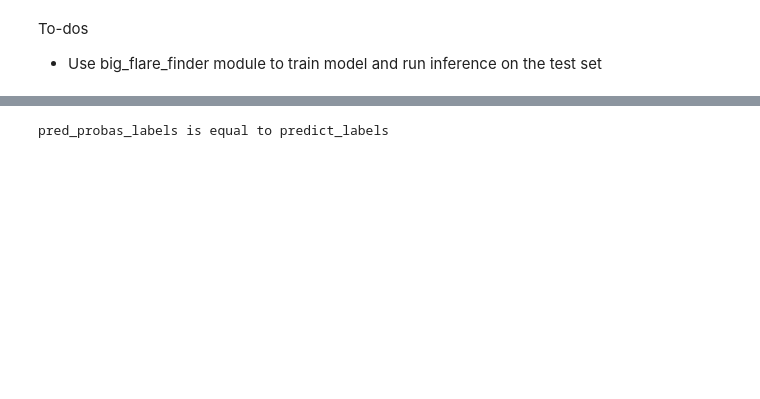
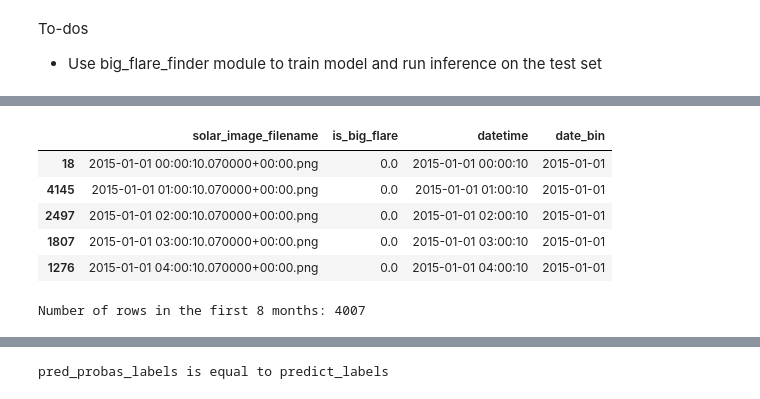
Before and after one commit to aishstronomer/flare-finder, a Jupyter notebook: main_2_model_train_and_inference.ipynb, the cells around one changed output, grey strips where cells are left out. Drawn from its saved outputs; the diff is of its cells as text; code cells hidden in the pictures; blank space fills up the shorter version.

Commit message:
testing BigFlareFinder module with all data, issues with the datetime format

```diff
--- a/main_2_model_train_and_inference.ipynb
+++ b/main_2_model_train_and_inference.ipynb
@@ -374 +75,24 @@ class BigFlareFinder:
+# %%
+big_flare_labels_df.head()
+# %% [output]
+|  | solar_image_filename | is_big_flare | datetime | date_bin |
+| 18 | 2015-01-01 00:00:10.070000+00:00.png | 0.0 | 2015-01-01 00:00:10 | 2015-01-01 |
+| 4145 | 2015-01-01 01:00:10.070000+00:00.png | 0.0 | 2015-01-01 01:00:10 | 2015-01-01 |
+| 2497 | 2015-01-01 02:00:10.070000+00:00.png | 0.0 | 2015-01-01 02:00:10 | 2015-01-01 |
+| 1807 | 2015-01-01 03:00:10.070000+00:00.png | 0.0 | 2015-01-01 03:00:10 | 2015-01-01 |
+| 1276 | 2015-01-01 04:00:10.070000+00:00.png | 0.0 | 2015-01-01 04:00:10 | 2015-01-01 |
+# %%
+# Filter big_flare_labels_df to include only rows within the first 8 months
+first_8_months_df = big_flare_labels_df[
+    (big_flare_labels_df['date_bin'] >= '2015-01-01') &
+    (big_flare_labels_df['date_bin'] <= '2015-08-01')
+]
+
+# Get the number of rows in the filtered DataFrame
+num_rows_first_8_months = first_8_months_df.shape[0]
+
+# Print the number of rows
+print(f"Number of rows in the first 8 months: {num_rows_first_8_months}")
+# %% [output]
+Number of rows in the first 8 months: 4007
 # %%
```
Also changed, not shown: parts of 7 cells of this notebook.
